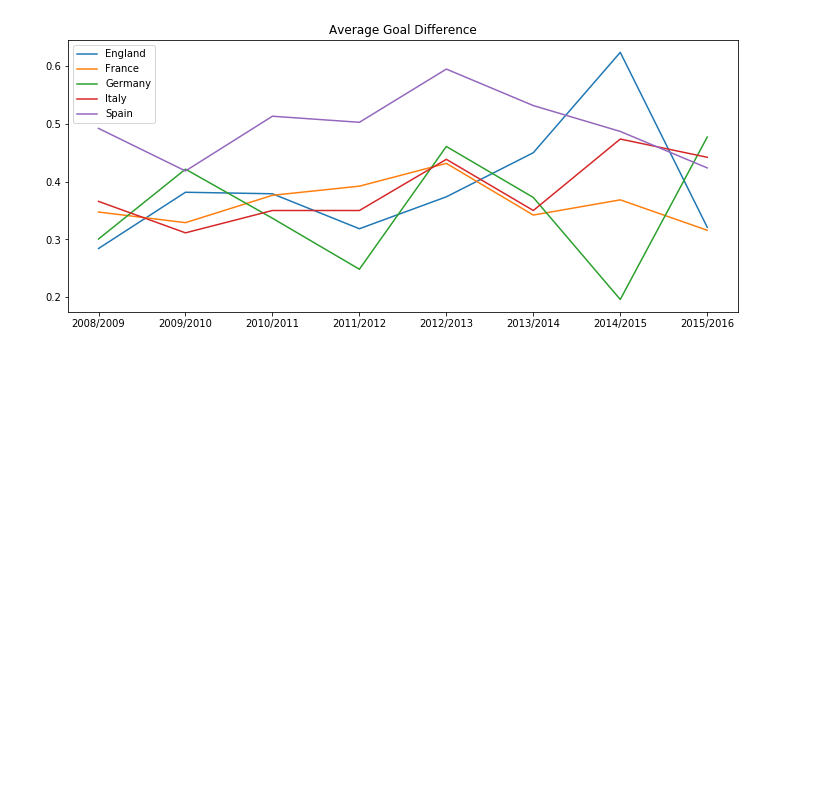
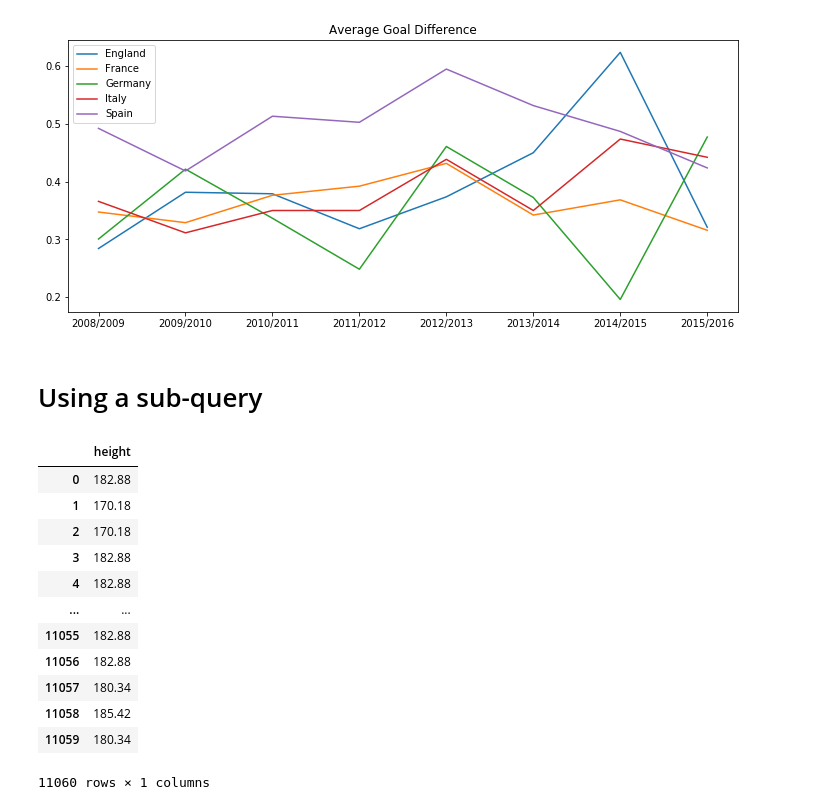
Before and after one commit to crypticrk/European-Soccer-Analysis-using-SQL, a Jupyter notebook: European Soccer Analysis using SQL.ipynb, the cells around one changed output. Drawn from its saved outputs; the diff is of its cells as text; code cells hidden in the pictures; blank space fills up the shorter version.

```diff
--- a/European Soccer Analysis using SQL.ipynb
+++ b/European Soccer Analysis using SQL.ipynb
@@ -254,3 +254,5 @@ df.plot(figsize=(12,5),title='Average Goal Difference')
 # %% [output]
 <matplotlib.axes._subplots.AxesSubplot at 0x...>
 [figure]
+# %% [markdown]
+# Using a sub-query
@@ -256,0 +262,16 @@ df.plot(figsize=(12,5),title='Average Goal Difference')
+# %%
+height
+# %% [output]
+|  | height |
+| 0 | 182.88 |
+| 1 | 170.18 |
+| 2 | 170.18 |
+| 3 | 182.88 |
+| 4 | 182.88 |
+| ... | ... |
+| 11055 | 182.88 |
+| 11056 | 182.88 |
+| 11057 | 180.34 |
+| 11058 | 185.42 |
+| 11059 | 180.34 |
+11060 rows × 1 columns
```
Also changed, not shown: parts of 5 cells of this notebook.
